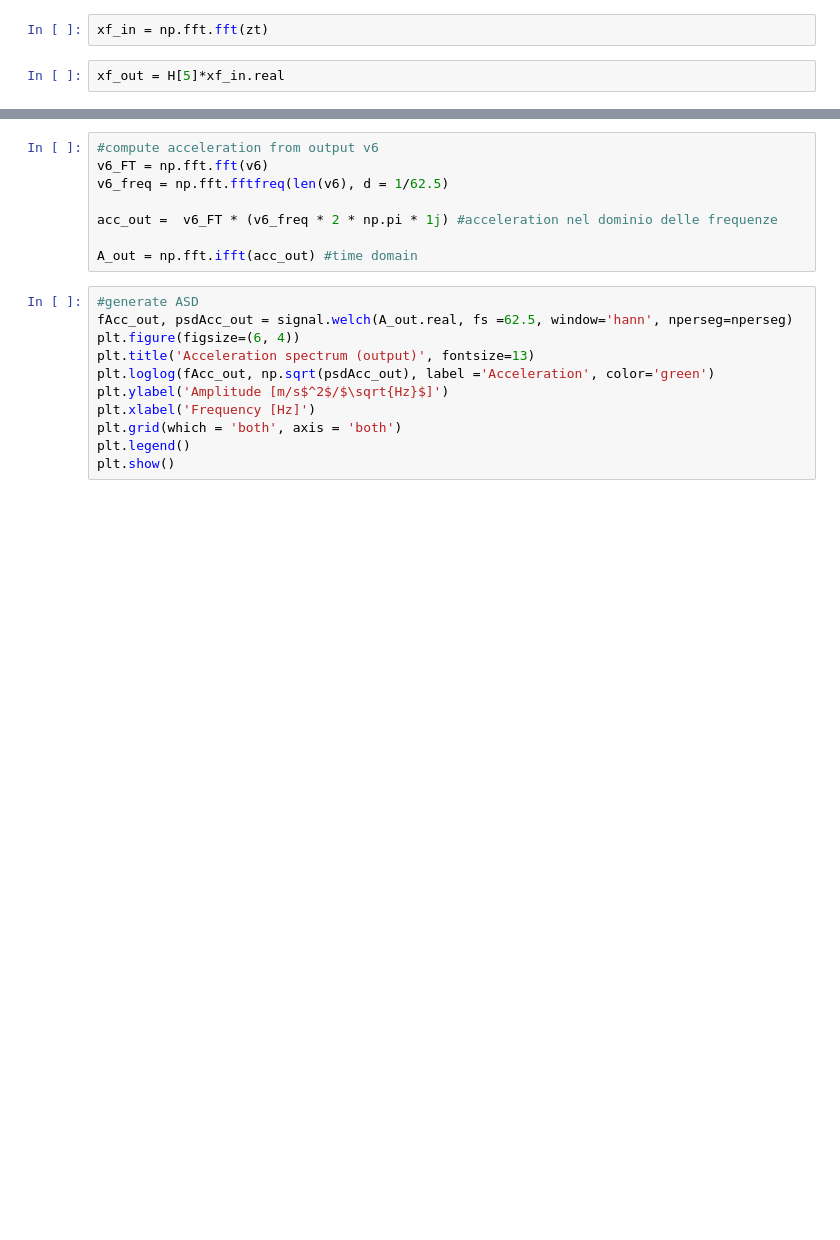
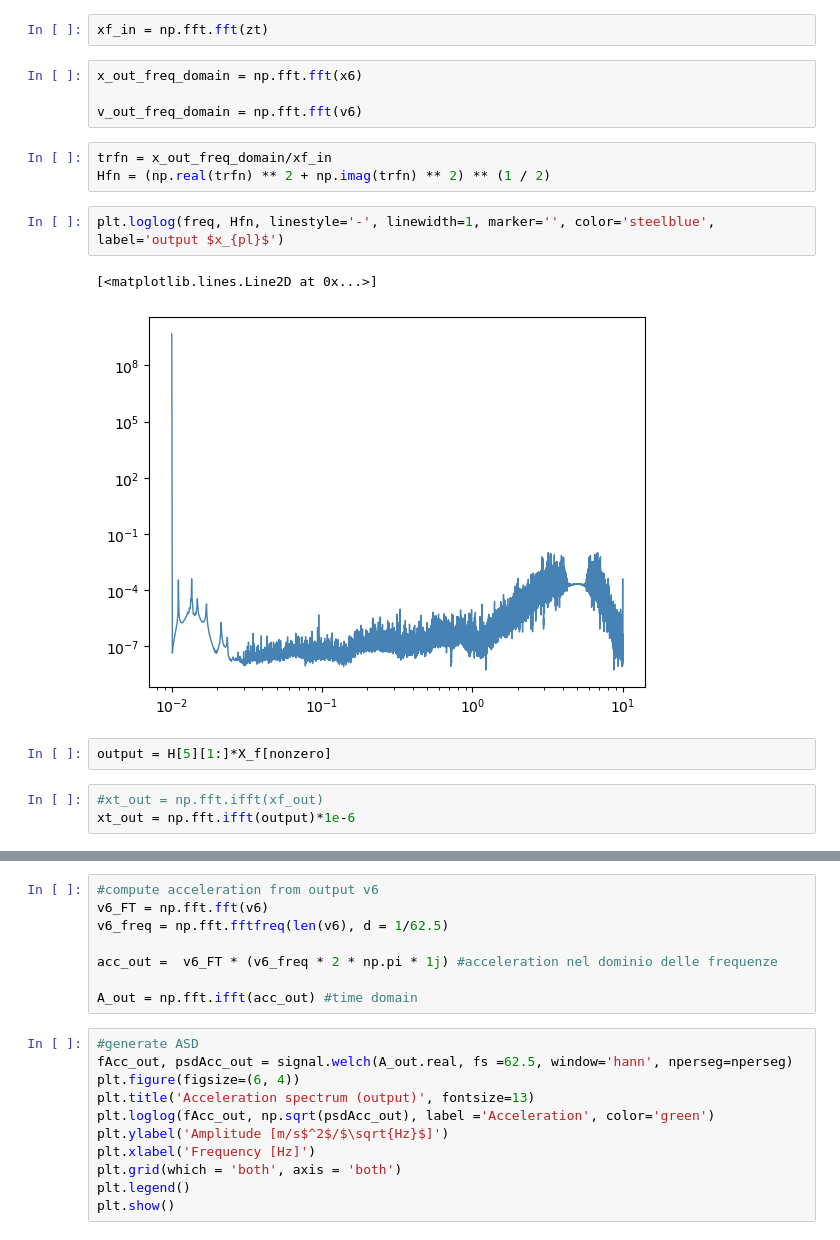
Before and after one commit to letiziapa/sa_v, a Jupyter notebook: first_trial.ipynb, the cells around one changed output, grey strips where cells are left out. Cells and saved outputs as stored; diff of their text form; blank space fills up the shorter version.

```diff
--- a/first_trial.ipynb
+++ b/first_trial.ipynb
@@ -316,6 +322,21 @@ plt.show()
 # %%
 xf_in = np.fft.fft(zt)
 # %%
-xf_out = H[5]*xf_in.real
+x_out_freq_domain = np.fft.fft(x6)
+
+v_out_freq_domain = np.fft.fft(v6)
+# %%
+trfn = x_out_freq_domain/xf_in
+Hfn = (np.real(trfn) ** 2 + np.imag(trfn) ** 2) ** (1 / 2)
+# %%
+plt.loglog(freq, Hfn, linestyle='-', linewidth=1, marker='', color='steelblue', label='output $x_{pl}$')
+# %% [output]
+[<matplotlib.lines.Line2D at 0x...>]
+[figure, added]
+# %%
+output = H[5][1:]*X_f[nonzero]
+# %%
+#xt_out = np.fft.ifft(xf_out)
+xt_out = np.fft.ifft(output)*1e-6
 # %%
 #plt.scatter(freq, xf_out.real, s = 0.1)
```
Also changed, not shown: parts of 4 cells of this notebook.
